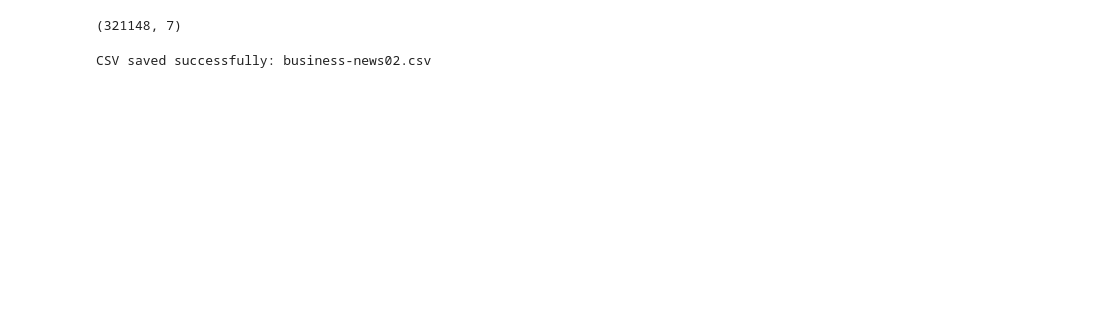
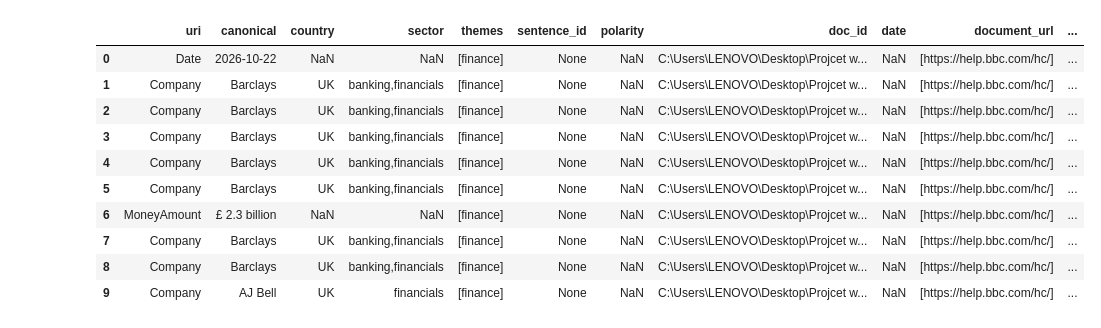
Before and after one commit to R00tXyz-0/wowool, a Jupyter notebook: Ndataset.ipynb, the cells around one changed output. Cells and saved outputs as stored; diff of their text form; code cells hidden in the pictures; blank space fills up the shorter version.

```diff
--- a/Ndataset.ipynb
+++ b/Ndataset.ipynb
@@ -14,23 +15,25 @@ pipeline_description = [
     "english",
     "entity",
     "semantic-theme",
+    "metadata",
     "business-news",
     {"name": "themes.app", "options": {"count": 1}},
     {
         "name": "dataframe.app",
         "options": {
             "annotations": [
-                "Person", "Organization", "Company", "Country", "Event",
+                "Company",
                 "CompanyPerformance", "CompanyAcquisition", "CompanyExpansion",
-                "CompanyMerger", "MoneyAmount", "StockIndex", "StockExchange",
-                "Position", "ProductLaunch", "ProductRecall", "CompanyPartnership",
+                "CompanyMerger", "MoneyAmount", "Date",
+                "ProductLaunch", "ProductRecall", "CompanyPartnership",
                 "CompanyLawsuit", "CompanyClosure", "CompanyDisruption",
                 "CompanyWarning"
             ],
             "attributes": [
-                "uri", "canonical", "gender", "country",
-                "sector", "themes", "sent_id"
-            ]
+                "uri", "canonical","country",
+                "sector", "themes", "sentence_id","polarity","doc_id"
+            ],
+            "metadata": [ "date", "document_url", "title"]
         }
     }
 ]
@@ -43,12 +46,20 @@ print("Files found:", len(files))
 
 all_rows = []
 
-for ip in files:
-    doc = pipeline(ip)
-    all_rows.extend(doc.dataframe.rows)
+
+def process_document(document):
+    print("Processing:", document.id)
+    return pipeline(document)
+
+
+with ThreadPoolExecutor() as executor:
+    for doc in executor.map(process_document, files):
+        all_rows.extend(doc.dataframe.rows)
+        pass
 
 df = pd.DataFrame(all_rows)
+print(df.head(100))
 
-print("Total rows:", len(df))
+df.to_csv("business-news-caro.csv", index=False, encoding="utf-8")
 # %% [output]
 Files found: 4292
@@ -56,10 +82,14 @@ Total rows: 321148
-# %%
-df.shape
-# %% [output]
-(321148, 7)
-# %%
-output_path = "business-news02.csv"
-df.to_csv(output_path, index=False, encoding="utf-8-sig")
-print("CSV saved successfully:", output_path)
-# %% [output]
-CSV saved successfully: business-news02.csv
+# %%
+df.head(10)
+# %% [output]
+|  | uri | canonical | country | sector | themes | sentence_id | polarity | doc_id | date | document_url | ... |
+| 0 | Date | 2026-10-22 | NaN | NaN | [finance] | None | NaN | C:\Users\LENOVO\Desktop\Projcet w... | NaN | [https://help.bbc.com/hc/] | ... |
+| 1 | Company | Barclays | UK | banking,financials | [finance] | None | NaN | C:\Users\LENOVO\Desktop\Projcet w... | NaN | [https://help.bbc.com/hc/] | ... |
+| 2 | Company | Barclays | UK | banking,financials | [finance] | None | NaN | C:\Users\LENOVO\Desktop\Projcet w... | NaN | [https://help.bbc.com/hc/] | ... |
+| 3 | Company | Barclays | UK | banking,financials | [finance] | None | NaN | C:\Users\LENOVO\Desktop\Projcet w... | NaN | [https://help.bbc.com/hc/] | ... |
+| 4 | Company | Barclays | UK | banking,financials | [finance] | None | NaN | C:\Users\LENOVO\Desktop\Projcet w... | NaN | [https://help.bbc.com/hc/] | ... |
+| 5 | Company | Barclays | UK | banking,financials | [finance] | None | NaN | C:\Users\LENOVO\Desktop\Projcet w... | NaN | [https://help.bbc.com/hc/] | ... |
+| 6 | MoneyAmount | £ 2.3 billion | NaN | NaN | [finance] | None | NaN | C:\Users\LENOVO\Desktop\Projcet w... | NaN | [https://help.bbc.com/hc/] | ... |
+| 7 | Company | Barclays | UK | banking,financials | [finance] | None | NaN | C:\Users\LENOVO\Desktop\Projcet w... | NaN | [https://help.bbc.com/hc/] | ... |
+| 8 | Company | Barclays | UK | banking,financials | [finance] | None | NaN | C:\Users\LENOVO\Desktop\Projcet w... | NaN | [https://help.bbc.com/hc/] | ... |
+| 9 | Company | AJ Bell | UK | financials | [finance] | None | NaN | C:\Users\LENOVO\Desktop\Projcet w... | NaN | [https://help.bbc.com/hc/] | ... |
```
Also changed, not shown: parts of 2 cells of this notebook.
